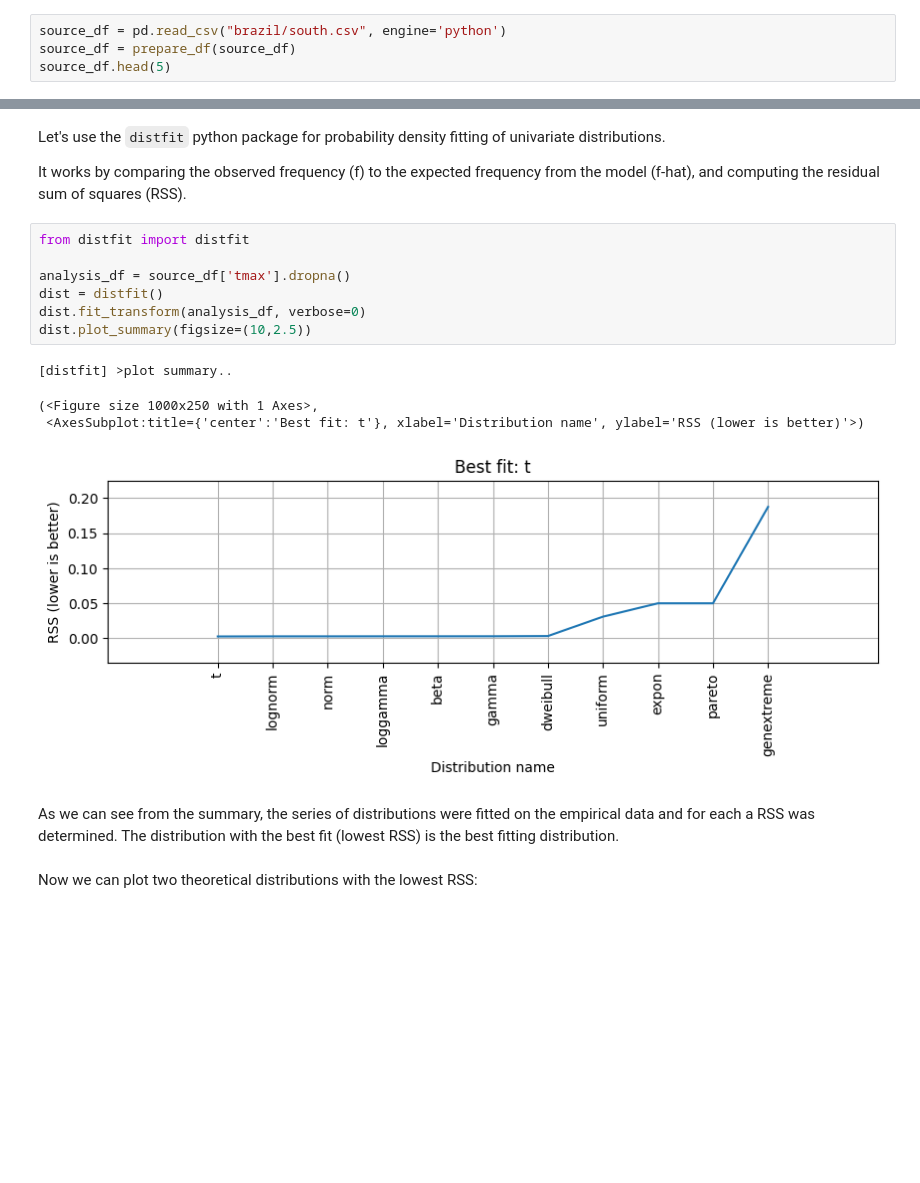
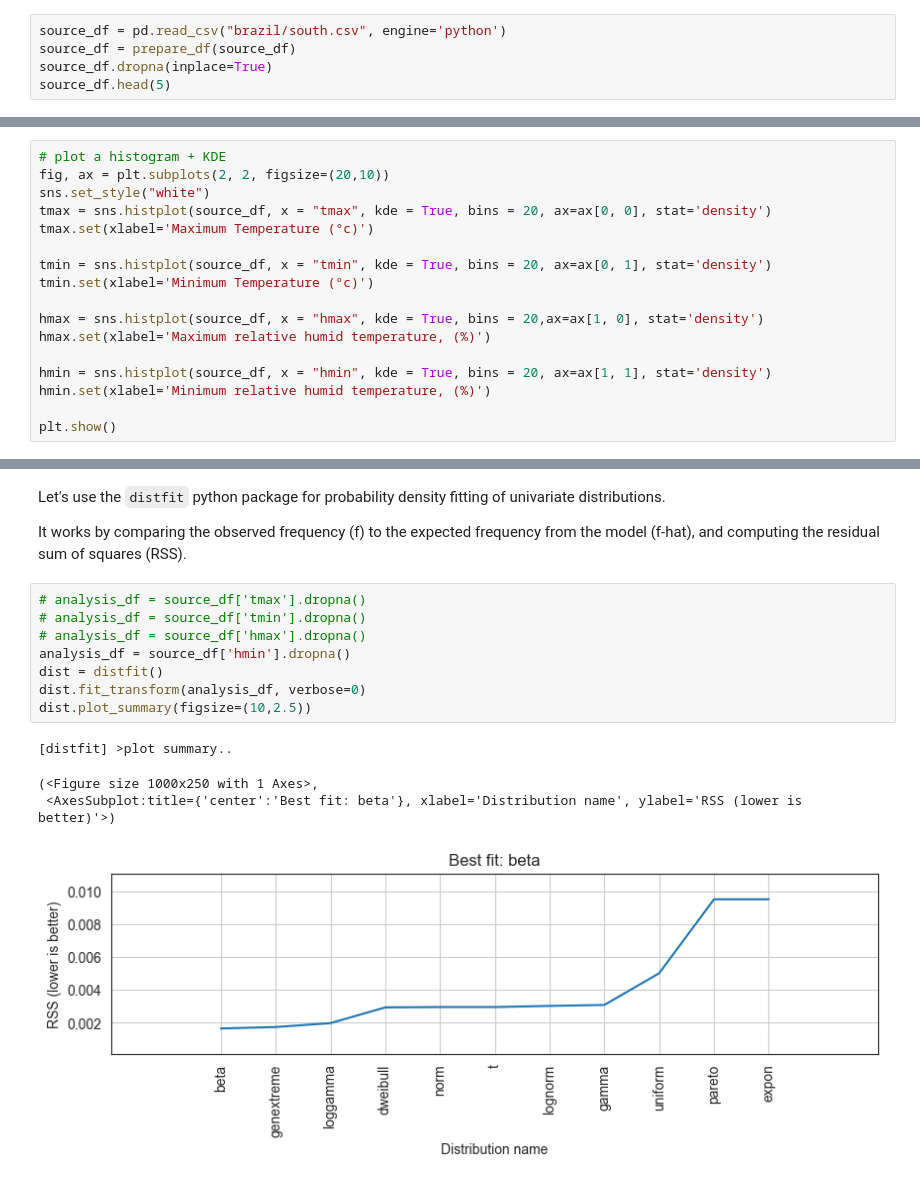
Before and after one commit to ellkrauze/methodsmodels2022, a Jupyter notebook: lab1/analysis.ipynb, the cells around one changed output, grey strips where cells are left out. Cells and saved outputs as stored; diff of their text form; blank space fills up the shorter version.

Commit message:
Performed analysis for 4 variables

```diff
--- a/lab1/analysis.ipynb
+++ b/lab1/analysis.ipynb
@@ -60,6 +64,7 @@ def prepare_df(df):
 # %%
 source_df = pd.read_csv("brazil/south.csv", engine='python')
 source_df = prepare_df(source_df)
+source_df.dropna(inplace=True)
 source_df.head(5)
 # %% [output]
 |  | prcp | stp | smax | smin | gbrd | temp | dewp | tmax | tmin | dmax | ... | ... |
@@ -92,0 +92,17 @@ sns.displot(source_df, x = "tmax", kde = True, bins = 20)
+# %%
+# plot a histogram + KDE
+fig, ax = plt.subplots(2, 2, figsize=(20,10))
+sns.set_style("white")
+tmax = sns.histplot(source_df, x = "tmax", kde = True, bins = 20, ax=ax[0, 0], stat='density')
+tmax.set(xlabel='Maximum Temperature (°c)')
+
+tmin = sns.histplot(source_df, x = "tmin", kde = True, bins = 20, ax=ax[0, 1], stat='density')
+tmin.set(xlabel='Minimum Temperature (°c)')
+
+hmax = sns.histplot(source_df, x = "hmax", kde = True, bins = 20,ax=ax[1, 0], stat='density')
+hmax.set(xlabel='Maximum relative humid temperature, (%)')
+
+hmin = sns.histplot(source_df, x = "hmin", kde = True, bins = 20, ax=ax[1, 1], stat='density')
+hmin.set(xlabel='Minimum relative humid temperature, (%)')
+
+plt.show()
@@ -130,19 +165,16 @@ Let's use the `distfit` python package for probability density fitting of univar
 
 It works by comparing the observed frequency (f) to the expected frequency from the model (f-hat), and computing the residual sum of squares (RSS).
 # %%
-from distfit import distfit
-
-analysis_df = source_df['tmax'].dropna()
+# analysis_df = source_df['tmax'].dropna()
+# analysis_df = source_df['tmin'].dropna()
+# analysis_df = source_df['hmax'].dropna()
+analysis_df = source_df['hmin'].dropna()
 dist = distfit()
 dist.fit_transform(analysis_df, verbose=0)
 dist.plot_summary(figsize=(10,2.5))
 # %% [output]
 [distfit] >plot summary..
 (<Figure size 1000x250 with 1 Axes>,
- <AxesSubplot:title={'center':'Best fit: t'}, xlabel='Distribution name', ylabel='RSS (lower is better)'>)
+ <AxesSubplot:title={'center':'Best fit: beta'}, xlabel='Distribution name', ylabel='RSS (lower is better)'>)
-[figure, old version]
+[figure, new version]
-# %% [markdown]
-As we can see from the summary, the series of distributions were fitted on the empirical data and for each a RSS was determined. The distribution with the best fit (lowest RSS) is the best fitting distribution.
-# %% [markdown]
-Now we can plot two theoretical distributions with the lowest RSS:
 # %%
```
Also changed, not shown: parts of 37 cells of this notebook.
